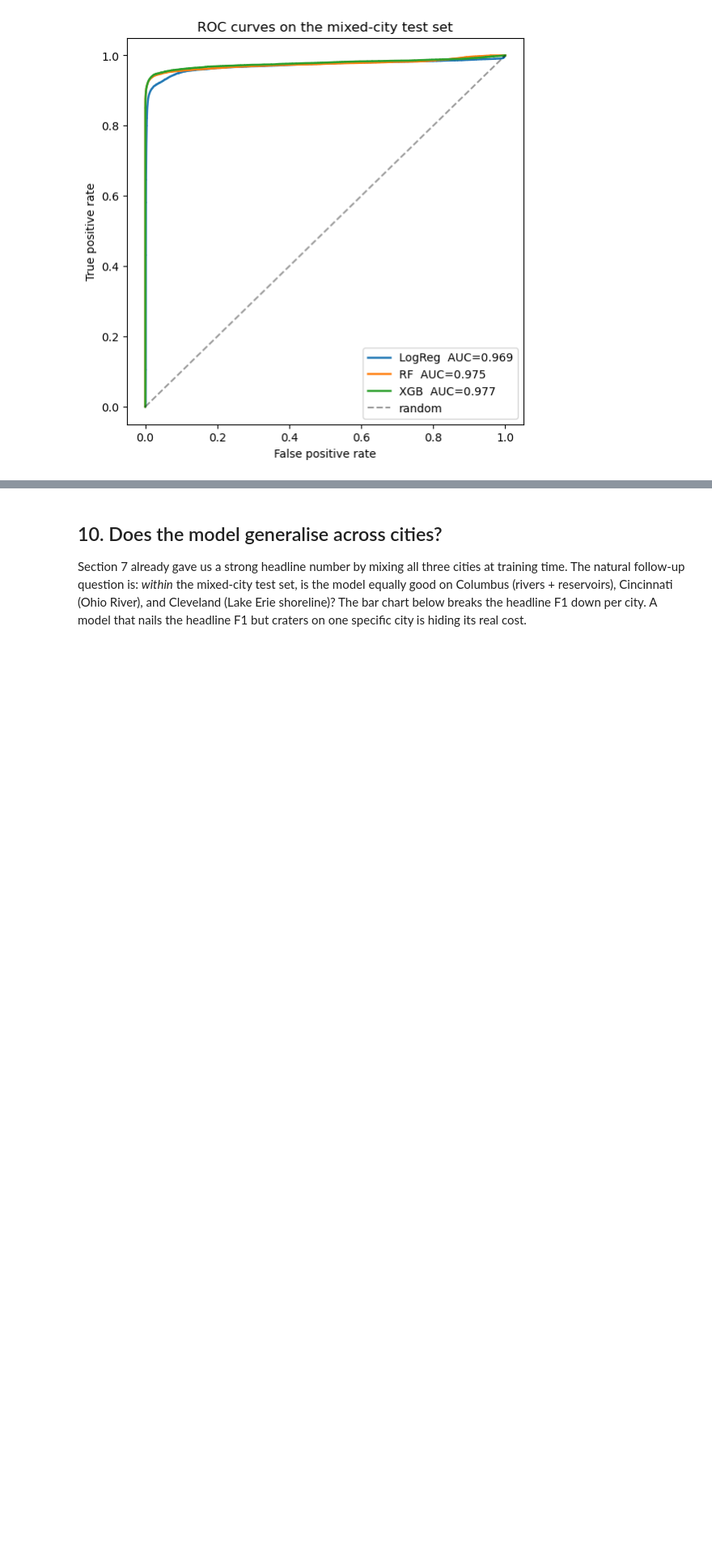
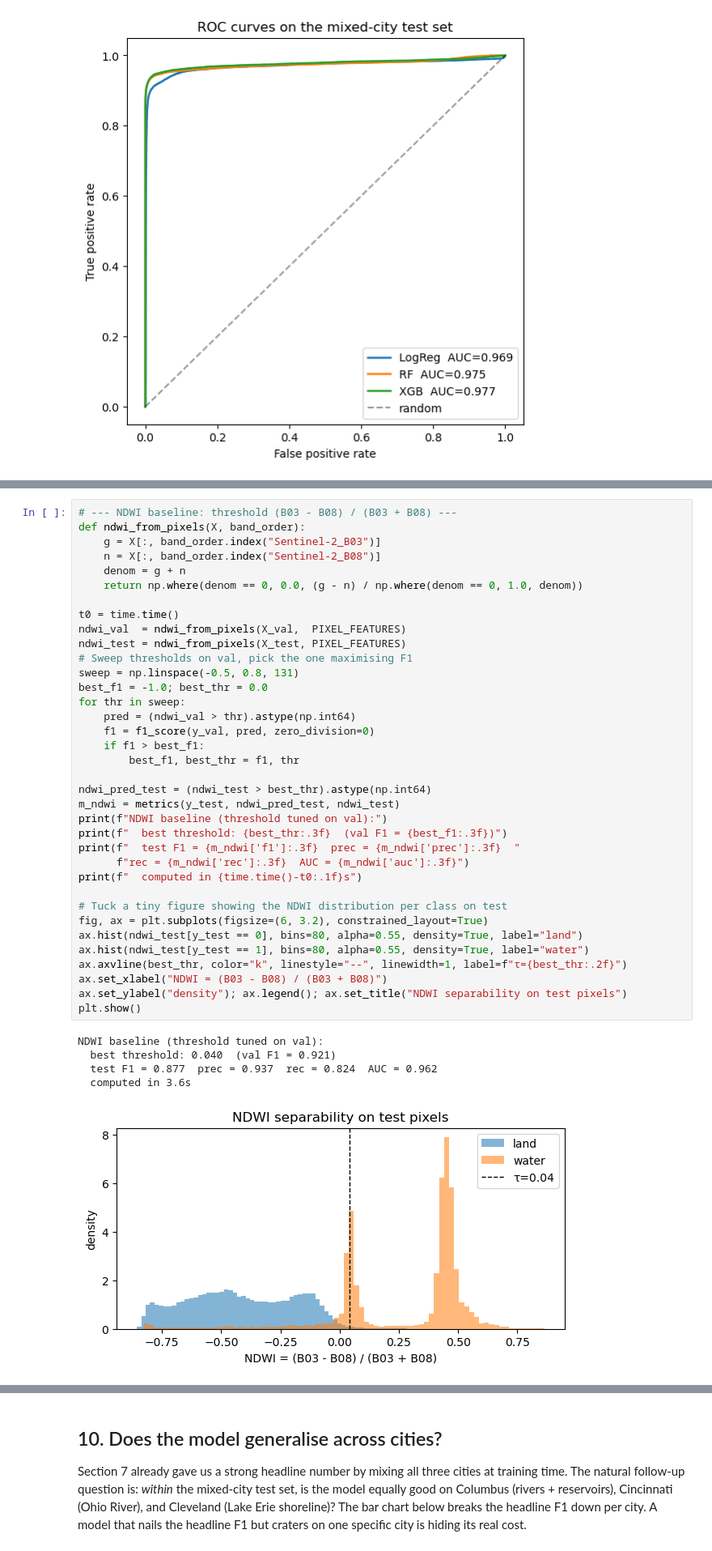
Before and after one commit to buckai-observatory/geoai-datacubes, a Jupyter notebook: notebooks/01_water_classification.ipynb, the cells around one changed output, grey strips where cells are left out. Shown at 81% size. Cells and saved outputs as stored; diff of their text form; blank space fills up the shorter version.

```diff
--- a/notebooks/01_water_classification.ipynb
+++ b/notebooks/01_water_classification.ipynb
@@ -964,3 +1073,45 @@ plt.show()
+# %%
+# --- NDWI baseline: threshold (B03 - B08) / (B03 + B08) ---
+def ndwi_from_pixels(X, band_order):
+    g = X[:, band_order.index("Sentinel-2_B03")]
+    n = X[:, band_order.index("Sentinel-2_B08")]
+    denom = g + n
+    return np.where(denom == 0, 0.0, (g - n) / np.where(denom == 0, 1.0, denom))
+
+t0 = time.time()
+ndwi_val  = ndwi_from_pixels(X_val,  PIXEL_FEATURES)
+ndwi_test = ndwi_from_pixels(X_test, PIXEL_FEATURES)
+# Sweep thresholds on val, pick the one maximising F1
+sweep = np.linspace(-0.5, 0.8, 131)
+best_f1 = -1.0; best_thr = 0.0
+for thr in sweep:
+    pred = (ndwi_val > thr).astype(np.int64)
+    f1 = f1_score(y_val, pred, zero_division=0)
+    if f1 > best_f1:
+        best_f1, best_thr = f1, thr
+
+ndwi_pred_test = (ndwi_test > best_thr).astype(np.int64)
+m_ndwi = metrics(y_test, ndwi_pred_test, ndwi_test)
+print(f"NDWI baseline (threshold tuned on val):")
+print(f"  best threshold: {best_thr:.3f}  (val F1 = {best_f1:.3f})")
+print(f"  test F1 = {m_ndwi['f1']:.3f}  prec = {m_ndwi['prec']:.3f}  "
+      f"rec = {m_ndwi['rec']:.3f}  AUC = {m_ndwi['auc']:.3f}")
+print(f"  computed in {time.time()-t0:.1f}s")
+
+# Tuck a tiny figure showing the NDWI distribution per class on test
+fig, ax = plt.subplots(figsize=(6, 3.2), constrained_layout=True)
+ax.hist(ndwi_test[y_test == 0], bins=80, alpha=0.55, density=True, label="land")
+ax.hist(ndwi_test[y_test == 1], bins=80, alpha=0.55, density=True, label="water")
+ax.axvline(best_thr, color="k", linestyle="--", linewidth=1, label=f"τ={best_thr:.2f}")
+ax.set_xlabel("NDWI = (B03 - B08) / (B03 + B08)")
+ax.set_ylabel("density"); ax.legend(); ax.set_title("NDWI separability on test pixels")
+plt.show()
+# %% [output]
+NDWI baseline (threshold tuned on val):
+  best threshold: 0.040  (val F1 = 0.921)
+  test F1 = 0.877  prec = 0.937  rec = 0.824  AUC = 0.962
+  computed in 3.6s
+[figure, added]
 # %% [markdown]
 **Reading the diagnostics:**
 
```
Also changed, not shown: parts of 23 cells of this notebook, 4 other files.
